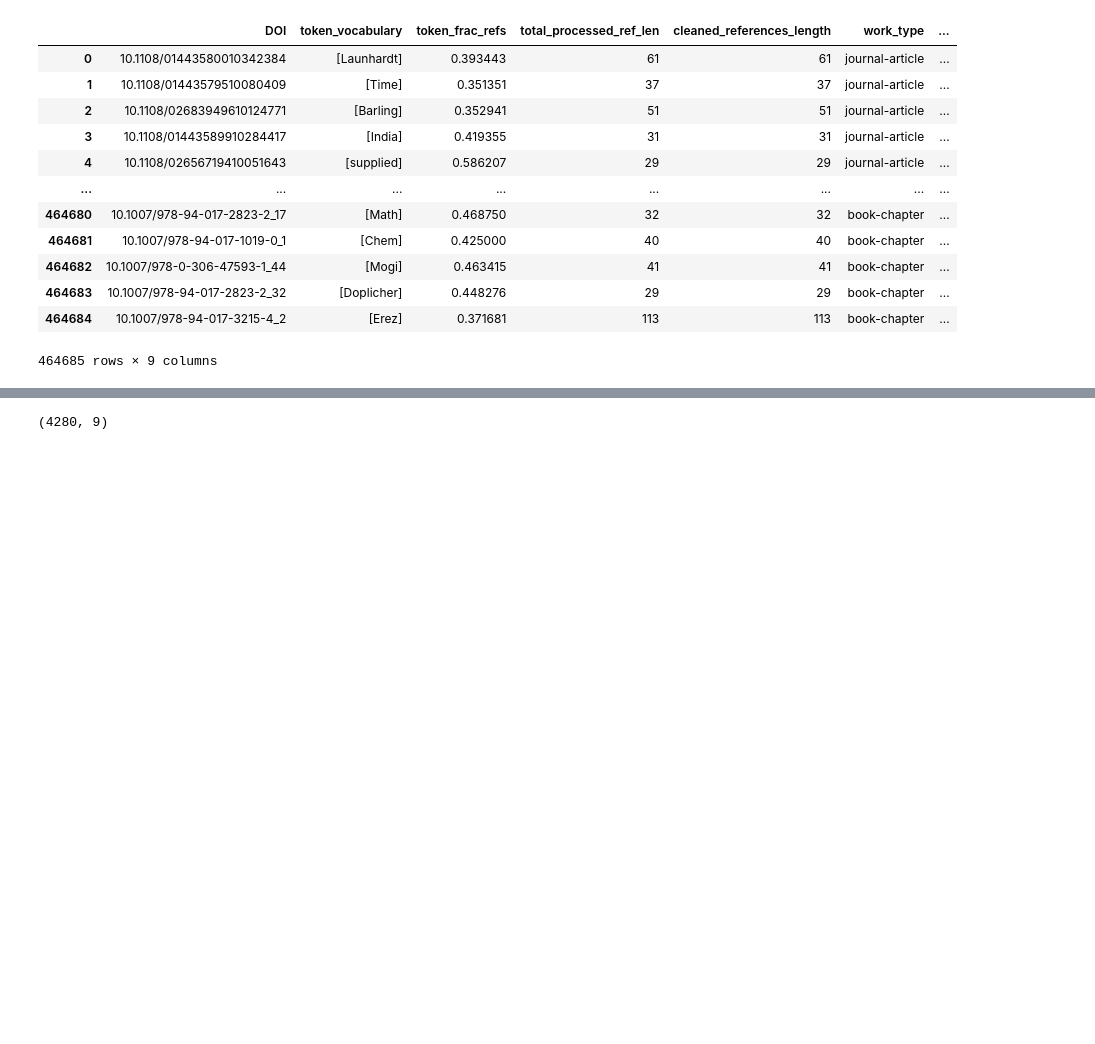
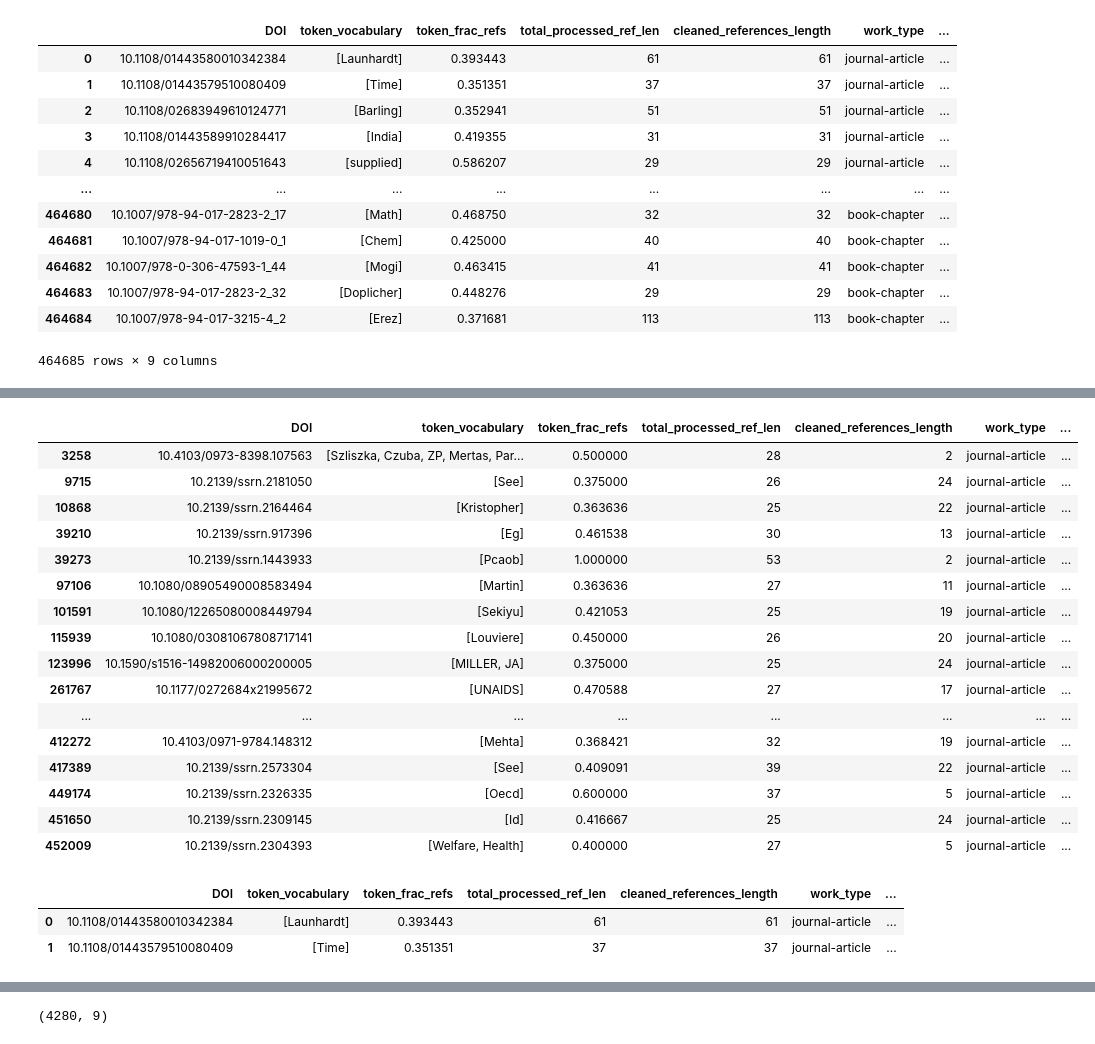
Before and after one commit to eshadatta/sneaked_refs_explorations, a Jupyter notebook: token_count_results.ipynb, the cells around one changed output, grey strips where cells are left out. Cells and saved outputs as stored; diff of their text form; code cells hidden in the pictures; blank space fills up the shorter version.

```diff
--- a/token_count_results.ipynb
+++ b/token_count_results.ipynb
@@ -33,0 +19,9 @@ weird_tokens.head(10)
+# %%
+test = token_results_df.copy()
+def get_inequality(row):
+    get_inequal = False
+    if row['total_processed_ref_len'] != row['cleaned_references_length']:
+        get_inequal = True
+    return get_inequal
+test['unequal'] = test.apply(get_inequality, axis=1)
+test
@@ -33,0 +42,26 @@ weird_tokens.head(10)
+# %%
+test[(test.unequal == True) & (test.cleaned_references_length < 25)]
+# %% [output]
+|  | DOI | token_vocabulary | token_frac_refs | total_processed_ref_len | cleaned_references_length | work_type | ... |
+| 3258 | 10.4103/0973-8398.107563 | [Szliszka, Czuba, ZP, Mertas, Par... | 0.500000 | 28 | 2 | journal-article | ... |
+| 9715 | 10.2139/ssrn.2181050 | [See] | 0.375000 | 26 | 24 | journal-article | ... |
+| 10868 | 10.2139/ssrn.2164464 | [Kristopher] | 0.363636 | 25 | 22 | journal-article | ... |
+| 39210 | 10.2139/ssrn.917396 | [Eg] | 0.461538 | 30 | 13 | journal-article | ... |
+| 39273 | 10.2139/ssrn.1443933 | [Pcaob] | 1.000000 | 53 | 2 | journal-article | ... |
+| 97106 | 10.1080/08905490008583494 | [Martin] | 0.363636 | 27 | 11 | journal-article | ... |
+| 101591 | 10.1080/12265080008449794 | [Sekiyu] | 0.421053 | 25 | 19 | journal-article | ... |
+| 115939 | 10.1080/03081067808717141 | [Louviere] | 0.450000 | 26 | 20 | journal-article | ... |
+| 123996 | 10.1590/s1516-14982006000200005 | [MILLER, JA] | 0.375000 | 25 | 24 | journal-article | ... |
+| 261767 | 10.1177/0272684x21995672 | [UNAIDS] | 0.470588 | 27 | 17 | journal-article | ... |
+| ... | ... | ... | ... | ... | ... | ... | ... |
+| 412272 | 10.4103/0971-9784.148312 | [Mehta] | 0.368421 | 32 | 19 | journal-article | ... |
+| 417389 | 10.2139/ssrn.2573304 | [See] | 0.409091 | 39 | 22 | journal-article | ... |
+| 449174 | 10.2139/ssrn.2326335 | [Oecd] | 0.600000 | 37 | 5 | journal-article | ... |
+| 451650 | 10.2139/ssrn.2309145 | [Id] | 0.416667 | 25 | 24 | journal-article | ... |
+| 452009 | 10.2139/ssrn.2304393 | [Welfare, Health] | 0.400000 | 27 | 5 | journal-article | ... |
+# %%
+s.head(2)
+# %% [output]
+|  | DOI | token_vocabulary | token_frac_refs | total_processed_ref_len | cleaned_references_length | work_type | ... |
+| 0 | 10.1108/01443580010342384 | [Launhardt] | 0.393443 | 61 | 61 | journal-article | ... |
+| 1 | 10.1108/01443579510080409 | [Time] | 0.351351 | 37 | 37 | journal-article | ... |
```
Also changed, not shown: parts of 13 cells of this notebook, 1 other file.
